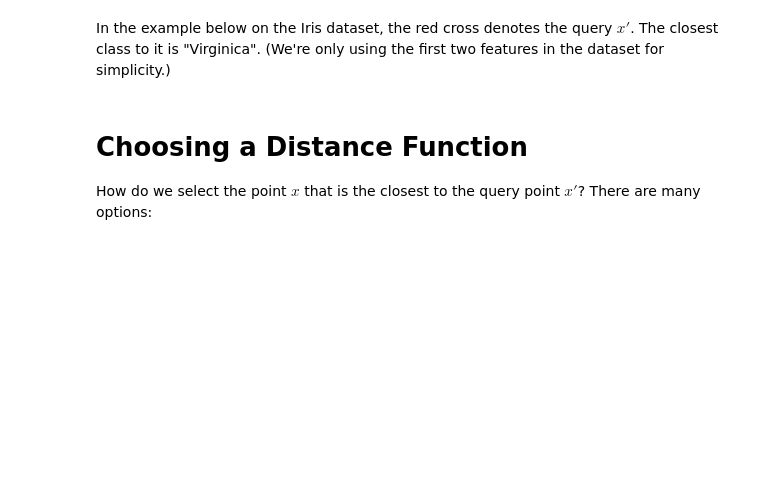
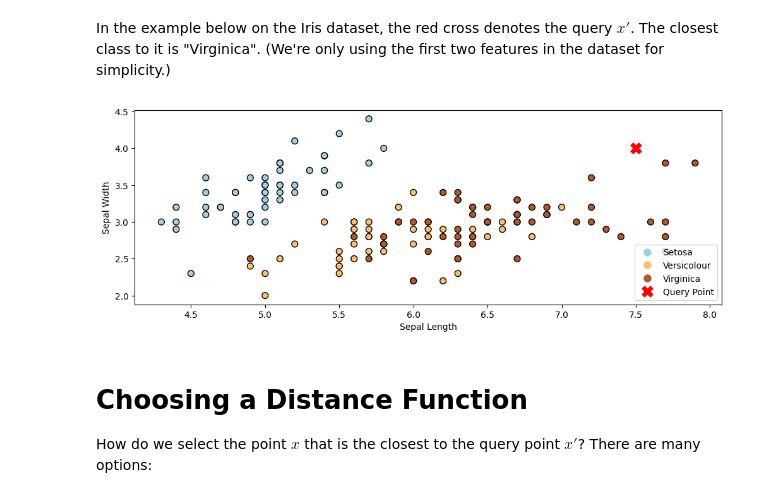
Before and after one commit to aaarrmiinnn/GW-ECE6210, a Jupyter notebook: slides/lecture4-classification.ipynb, the cells around one changed output. Saved outputs shown, nothing was run; the diff lists cells and outputs as text; code cells hidden in the pictures; blank space fills up the shorter version.

```diff
--- a/slides/lecture4-classification.ipynb
+++ b/slides/lecture4-classification.ipynb
@@ -196,17 +206,29 @@ A really simple but suprisingly effective way of returning $y'$ is the *nearest
 # %% [markdown]
 In the example below on the Iris dataset, the red cross denotes the query $x'$. The closest class to it is "Virginica". (We're only using the first two features in the dataset for simplicity.)
 # %%
-import matplotlib.pyplot as plt
 plt.rcParams['figure.figsize'] = [12, 4]
 
 # Plot also the training points
-p1 = plt.scatter(iris_X.iloc[:, 0], iris_X.iloc[:, 1], c=iris_y,
-            edgecolor='k', s=50, cmap=plt.cm.Paired)
-p2 = plt.plot([7.5], [4], 'rx', ms=10, mew=5)
+p1 = plt.scatter(iris_X[:, 0], iris_X[:, 1], c=iris_y,
+                 edgecolor='k', s=50, cmap=plt.cm.Paired)
+p2, = plt.plot([7.5], [4], 'rx', ms=10, mew=5, label='Query Point')
+
 plt.xlabel('Sepal Length')
 plt.ylabel('Sepal Width')
-plt.legend(['Query Point', 'Training Data'], loc='lower right')
-plt.legend(handles=p1.legend_elements()[0]+p2, labels=['Setosa', 'Versicolour', 'Virginica', 'Query'], loc='lower right')
+
+# Custom legend combining training data and query point
+legend_labels = ['Setosa', 'Versicolour', 'Virginica']
+legend_handles = [plt.Line2D([0], [0], marker='o', color='w',
+                             markerfacecolor=p1.cmap(p1.norm(i)), markersize=10)
+                  for i in range(3)]
+
+legend_handles.append(p2)
+
+plt.legend(handles=legend_handles, labels=legend_labels + ['Query Point'], loc='lower right')
+
+plt.show()
+# %% [output]
+[figure, added]
 # %% [markdown]
 # Choosing a Distance Function
 
```
Also changed, not shown: parts of 20 cells of this notebook.
